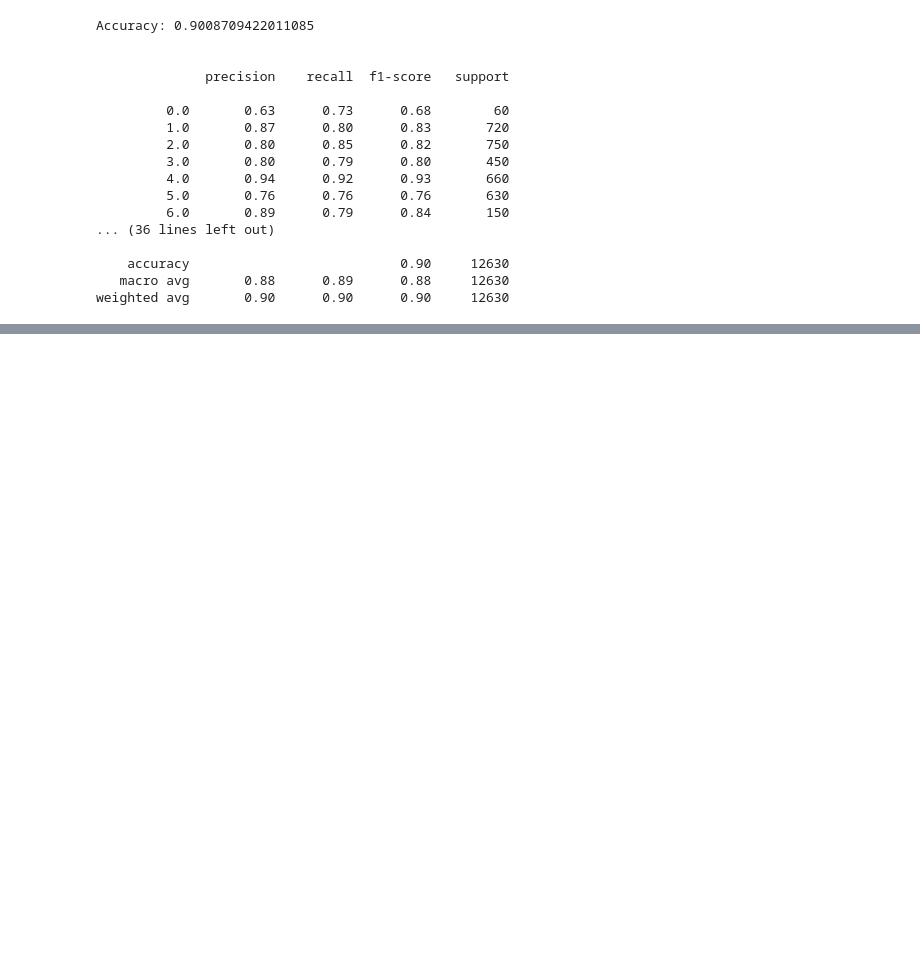
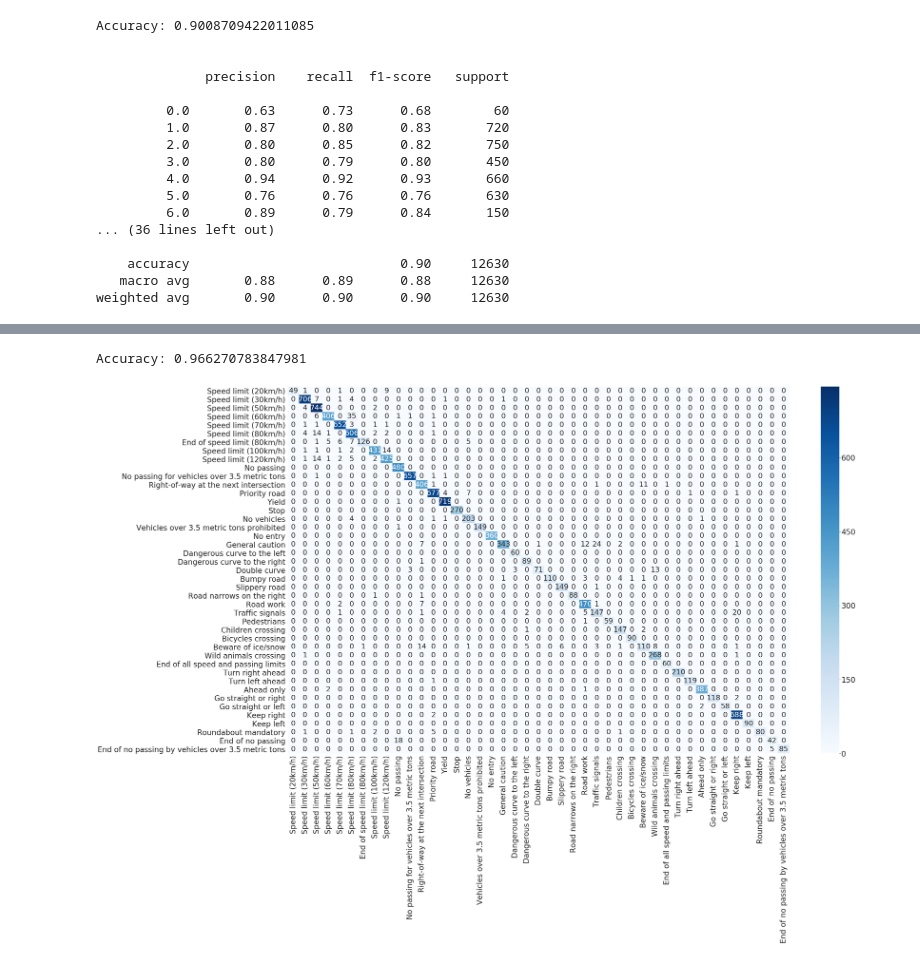
Before and after one commit to keeeeenw/Traffic-Signs-Classification, a Jupyter notebook: HogModel.ipynb, the cells around one changed output, grey strips where cells are left out. Drawn from its saved outputs; the diff is of its cells as text; code cells hidden in the pictures; blank space fills up the shorter version.

```diff
--- a/HogModel.ipynb
+++ b/HogModel.ipynb
@@ -1273,0 +1428,28 @@ weighted avg       0.90      0.90      0.90     12630
+# %%
+import seaborn as sns
+import matplotlib.pyplot as plt
+import pandas as pd
+
+def getLabelText(file):
+    labels = []
+    content = pd.read_csv(file)
+    for name in content['SignName']:
+        labels.append(name)
+    return labels
+
+def showConfusionMatrix(true_labels, predicated_labels, label_text):
+    cm = confusion_matrix(true_labels, predicated_labels)
+    confusion_df = pd.DataFrame(cm, index=label_text, columns=label_text)
+    plt.figure(figsize = (50,30))
+    sns.set(font_scale=3.0)
+    ax = sns.heatmap(confusion_df, annot=True, cmap = "Blues", fmt="d", annot_kws={"size": 32})
+    # fix clipping
+    bottom, top = ax.get_ylim()
+    ax.set_ylim(bottom + 0.5, top - 0.5)
+# %%
+print("Accuracy: " + str(accuracy_score(testLabelsOfficialHog, predicted_labels_rfc_best)))
+label_text = getLabelText('data/label_names.csv')
+showConfusionMatrix(testLabelsOfficialHog, predicted_labels_rfc_best, label_text)
+# %% [output]
+Accuracy: 0.966270783847981
+[figure, added]
```
Also changed, not shown: parts of 17 cells of this notebook, 1 other file.
